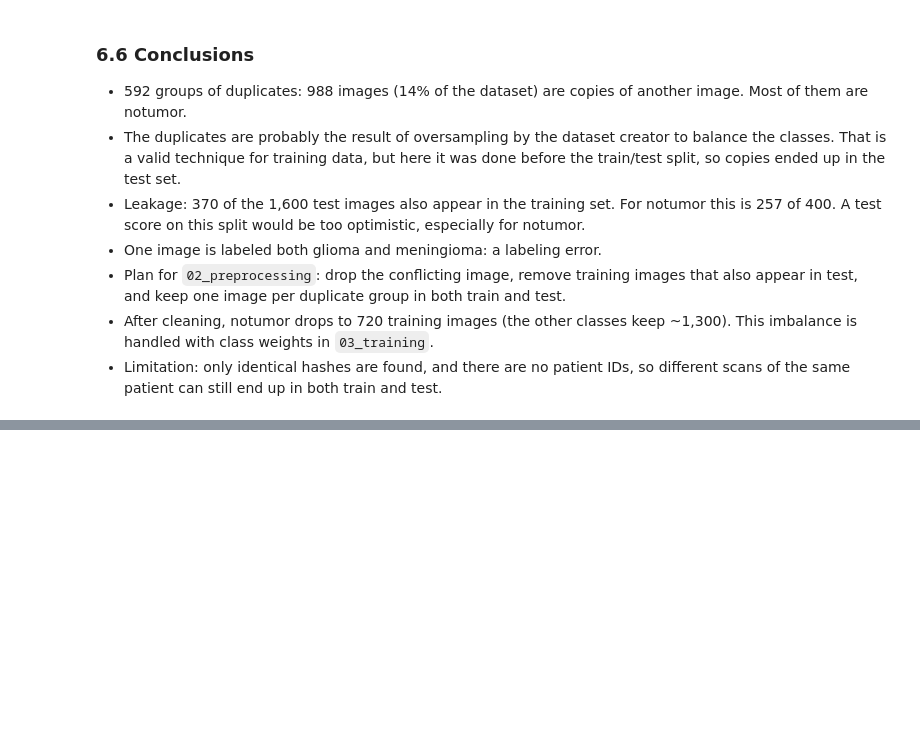
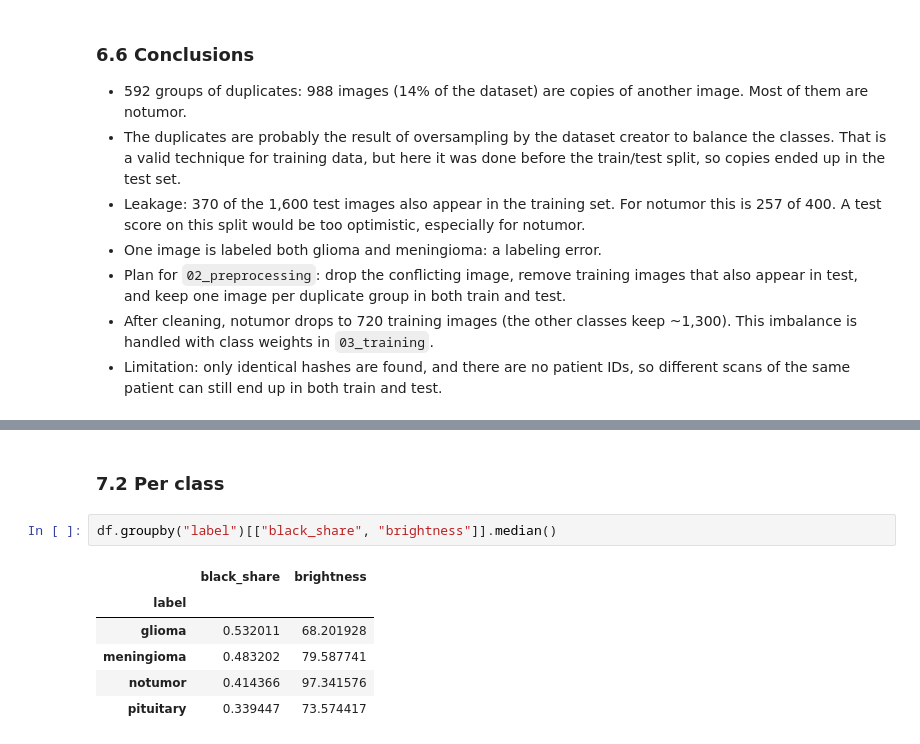
Before and after one commit to brieq/brain-tumor-mri-classification, a Jupyter notebook: notebooks/01_eda.ipynb, the cells around one changed output, grey strips where cells are left out. Cells and saved outputs as stored; diff of their text form; blank space fills up the shorter version.

```diff
--- a/notebooks/01_eda.ipynb
+++ b/notebooks/01_eda.ipynb
@@ -290,0 +317,11 @@ plt.show()
+# %% [markdown]
+### 7.2 Per class
+# %%
+df.groupby("label")[["black_share", "brightness"]].median()
+# %% [output]
+|  | black_share | brightness |
+| label |  |  |
+| glioma | 0.532011 | 68.201928 |
+| meningioma | 0.483202 | 79.587741 |
+| notumor | 0.414366 | 97.341576 |
+| pituitary | 0.339447 | 73.574417 |
```
Also changed, not shown: parts of 4 cells of this notebook.
